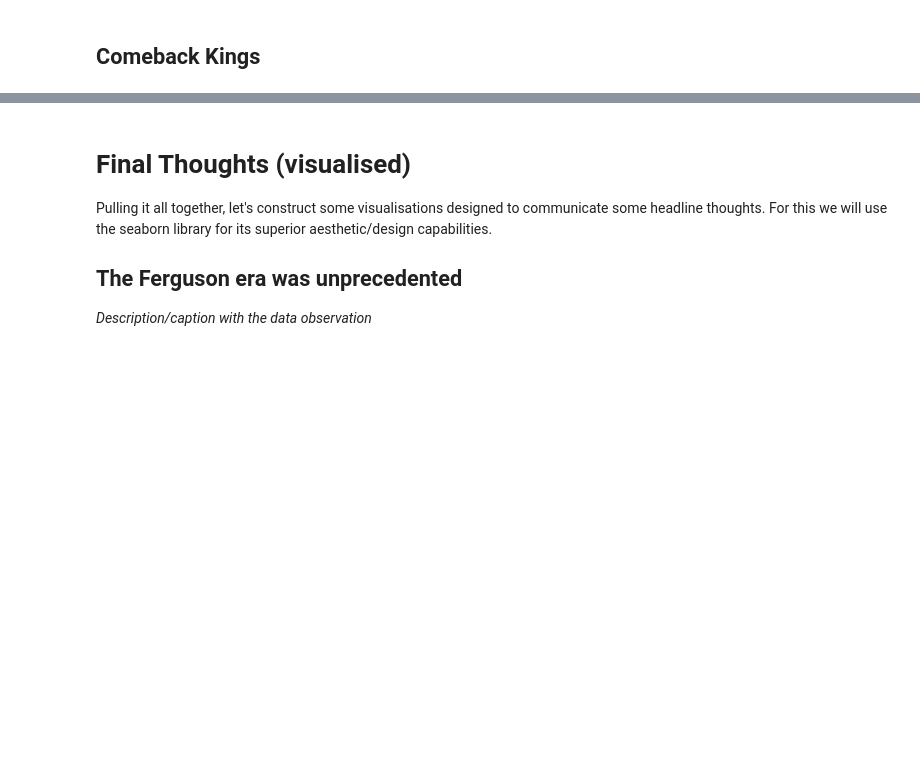
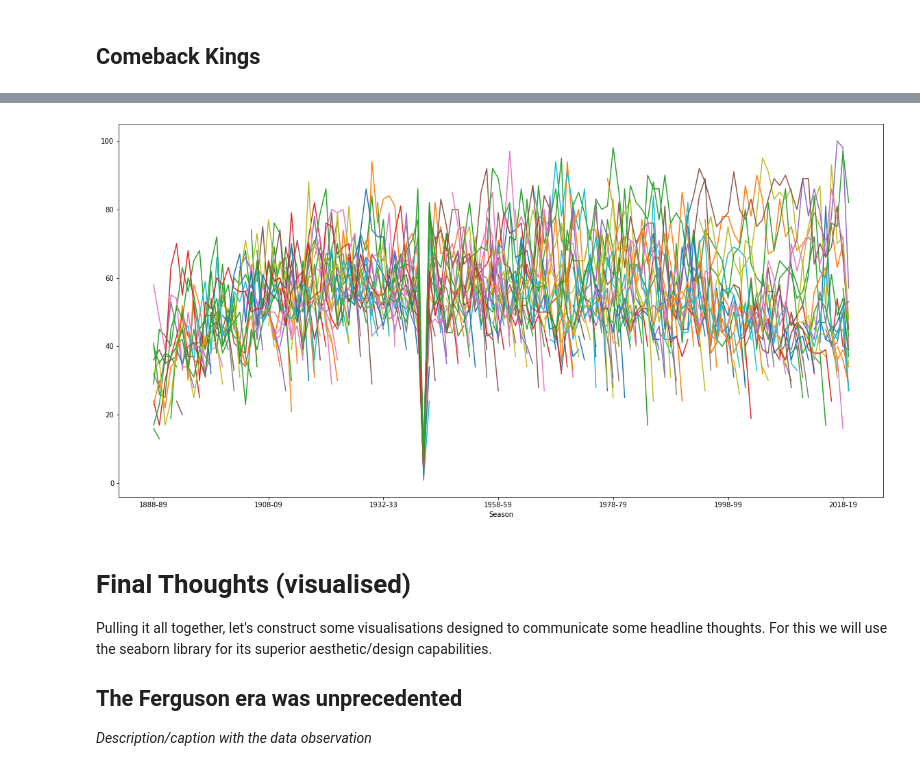
Before and after one commit to bw20/Data_insights, a Jupyter notebook: Football_analysis.ipynb, the cells around one changed output, grey strips where cells are left out. Saved outputs shown, nothing was run; the diff lists cells and outputs as text; code cells hidden in the pictures; blank space fills up the shorter version.

```diff
--- a/Football_analysis.ipynb
+++ b/Football_analysis.ipynb
@@ -566,3 +656,9 @@ saf_era.groupby(['Season'], as_index = False).agg({'Team goals': 'mean'}).plot.l
+# %%
+df = FootballData('1888-89', '2019-20').get_team_stats('all')
+chart = df.groupby(['Season', 'Team'], as_index = False).agg({'Team goals': 'mean', 'Points': 'sum', 'Goal difference': 'sum'})
+chart = chart.pivot_table(index = chart.Season, columns = ['Team'], values = ['Points']).plot(legend=False, figsize=(20,10))
+# %% [output]
+[figure, added]
 # %% [markdown]
 # Final Thoughts (visualised)
 
```
Also changed, not shown: parts of 6 cells of this notebook.
